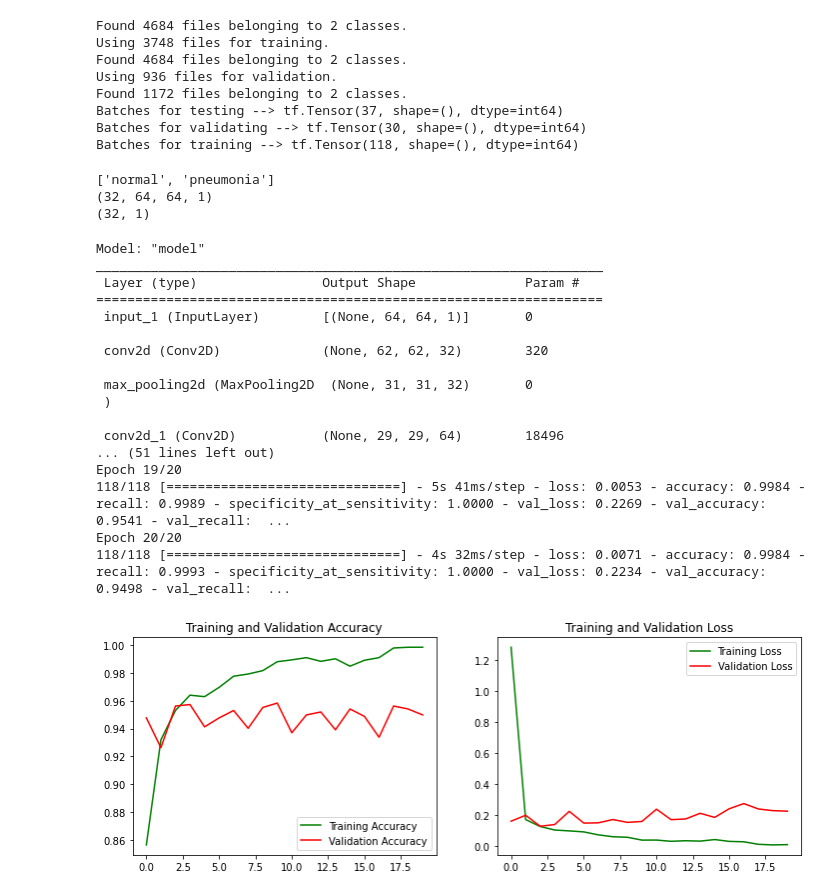
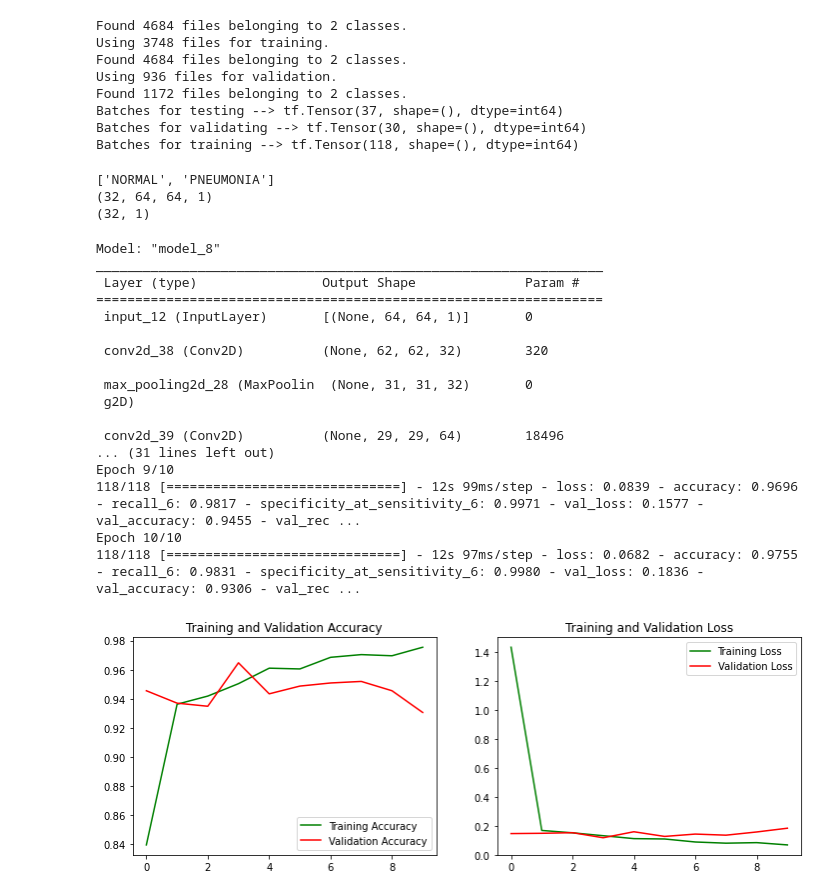
Before and after one commit to kjspring/Pneumonia-detection-using-CNN, a Jupyter notebook: notebook.ipynb, the cells around one changed output. Saved outputs shown, nothing was run; the diff lists cells and outputs as text; code cells hidden in the pictures.

Commit message:
model arch

```diff
--- a/notebook.ipynb
+++ b/notebook.ipynb
@@ -54,14 +56,14 @@ AttributeError: module 'tensorflow._api.v1.config' has no attribute 'list_physic
 # %%
 import os, shutil
 
-data_path = os.path.join(os.path.abspath(os.getcwd()),'Train_Test_Folder\\')
+data_path = os.path.join(os.path.abspath(os.getcwd()),'Train_Test_Folder/')
 #data_path = os.path.join(os.path.abspath(os.getcwd()),'archive\\chest_xray')
 print(data_path)
 
-train_dir = os.path.join(data_path, 'train\\')
-test_dir = os.path.join(data_path, 'test\\')
+train_dir = os.path.join(data_path, 'train/')
+test_dir = os.path.join(data_path, 'test/')
 #val_dir = os.path.join(data_path, 'val\\')
 
-train_normal = os.path.join(train_dir, 'NORMAL\\')
-train_pneumonia = os.path.join(train_dir, 'PNEUMONIA\\')
+train_normal = os.path.join(train_dir, 'NORMAL/')
+train_pneumonia = os.path.join(train_dir, 'PNEUMONIA/')
 # %% [output]
@@ -165,7 +168,7 @@ for image_batch, labels_batch in train_ds:
   print(labels_batch.shape)
   break
 # %% [output]
-['normal', 'pneumonia']
+['NORMAL', 'PNEUMONIA']
 (32, 64, 64, 1)
 (32, 1)
 # %%
@@ -189,7 +192,7 @@ from keras.layers import Dense
 from keras.layers import Rescaling
 from keras.metrics import SpecificityAtSensitivity
 # %%
-def plot_fun(model):
+def plot_fun(model, epochs):
     acc = model.history['accuracy']
     val_acc = model.history['val_accuracy']
 
@@ -240,30 +243,30 @@ model_baseline.compile(optimizer = 'adam',
 model_baseline.summary()
 
 # Fit model
-epochs=20
+epochs=10
 model_baseline_fit = model_baseline.fit(train_ds,
                                          epochs=epochs,
                                          validation_data = val_ds,
-                                         batch_size=64)
+                                         batch_size=batch_size)
 # %% [output]
-Model: "model"
+Model: "model_8"
 _________________________________________________________________
  Layer (type)                Output Shape              Param #
 =================================================================
- input_1 (InputLayer)        [(None, 64, 64, 1)]       0
+ input_12 (InputLayer)       [(None, 64, 64, 1)]       0
 
- conv2d (Conv2D)             (None, 62, 62, 32)        320
+ conv2d_38 (Conv2D)          (None, 62, 62, 32)        320
 
- max_pooling2d (MaxPooling2D  (None, 31, 31, 32)       0
- )
+ max_pooling2d_28 (MaxPoolin  (None, 31, 31, 32)       0
+ g2D)
 
- conv2d_1 (Conv2D)           (None, 29, 29, 64)        18496
-... (51 lines left out)
-Epoch 19/20
-118/118 [==============================] - 5s 41ms/step - loss: 0.0053 - accuracy: 0.9984 - recall: 0.9989 - specificity_at_sensitivity: 1.0000 - val_loss: 0.2269 - val_accuracy: 0.9541 - val_recall:  ...
-Epoch 20/20
-118/118 [==============================] - 4s 32ms/step - loss: 0.0071 - accuracy: 0.9984 - recall: 0.9993 - specificity_at_sensitivity: 1.0000 - val_loss: 0.2234 - val_accuracy: 0.9498 - val_recall:  ...
+ conv2d_39 (Conv2D)          (None, 29, 29, 64)        18496
+... (31 lines left out)
+Epoch 9/10
+118/118 [==============================] - 12s 99ms/step - loss: 0.0839 - accuracy: 0.9696 - recall_6: 0.9817 - specificity_at_sensitivity_6: 0.9971 - val_loss: 0.1577 - val_accuracy: 0.9455 - val_rec ...
+Epoch 10/10
+118/118 [==============================] - 12s 97ms/step - loss: 0.0682 - accuracy: 0.9755 - recall_6: 0.9831 - specificity_at_sensitivity_6: 0.9980 - val_loss: 0.1836 - val_accuracy: 0.9306 - val_rec ...
 # %%
-plot_fun(model_baseline_fit)
+plot_fun(model_baseline_fit, epochs)
 # %% [output]
-[figure, old version]
+[figure, new version]
```
Also changed, not shown: parts of 24 cells of this notebook.
